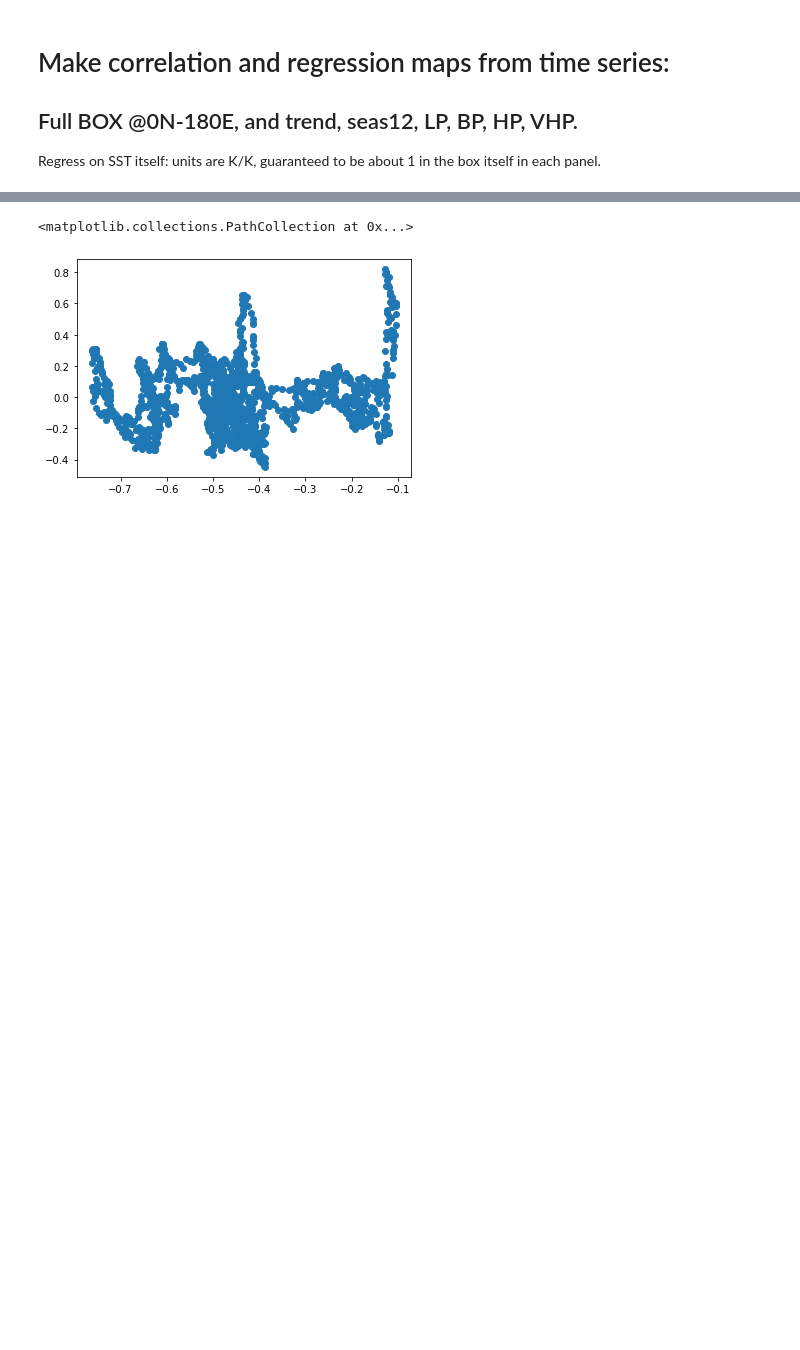
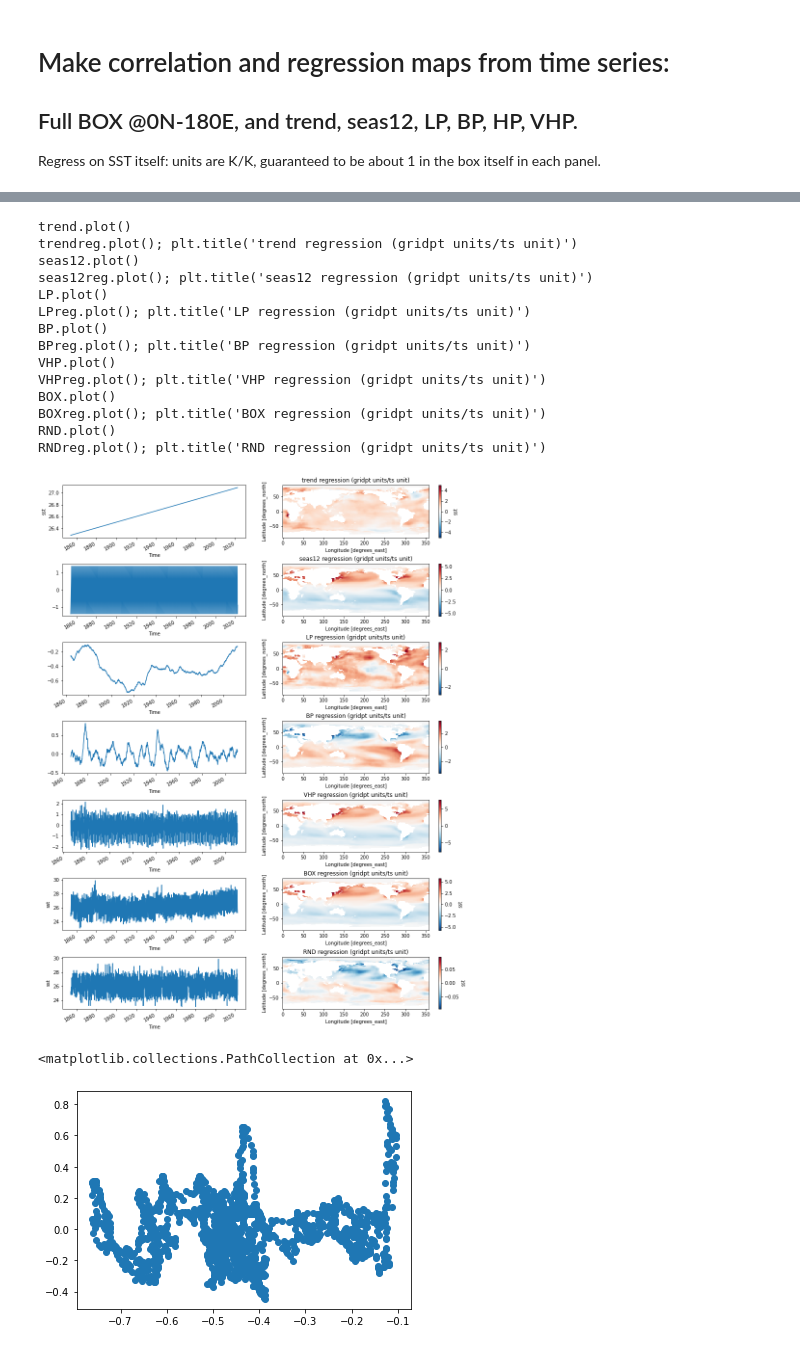
Before and after one commit to MPOcanes/MPO624_2022, a Jupyter notebook: Notebooks/xarray_SST_timeregressions.ipynb, the cells around one changed output, grey strips where cells are left out. Cells and saved outputs as stored; diff of their text form; code cells hidden in the pictures; blank space fills up the shorter version.

```diff
--- a/Notebooks/xarray_SST_timeregressions.ipynb
+++ b/Notebooks/xarray_SST_timeregressions.ipynb
@@ -209,3 +222,38 @@ BOXreg.plot(); plt.title('BOX regression (gridpt units/ts unit)')
+# %%
+# REGRESSION COEFFICIENT: Guaranteed near 1 in BOX area, except for RND
+
+plt.figure(figsize=(15, 20))
+plt.subplots_adjust(hspace=0.5)
+NPLOTS = len(tsnames)
+
+#fig, axes = plt.subplots(ncols=2, nrows=4, figsize=(14,10))
+
+for i,tsname in enumerate(tsnames):
+    ax = plt.subplot(NPLOTS, 2, 2*i + 1)
+    command = tsname+".plot()"
+    print(command)
+    exec(command)
+
+    ax = plt.subplot(NPLOTS, 2, 2*i + 2)
+    command = tsname+"reg.plot(); plt.title('"+tsname+" regression (gridpt units/ts unit)')"
+    print(command)
+    exec(command)
+# %% [output]
+trend.plot()
+trendreg.plot(); plt.title('trend regression (gridpt units/ts unit)')
+seas12.plot()
+seas12reg.plot(); plt.title('seas12 regression (gridpt units/ts unit)')
+LP.plot()
+LPreg.plot(); plt.title('LP regression (gridpt units/ts unit)')
+BP.plot()
+BPreg.plot(); plt.title('BP regression (gridpt units/ts unit)')
+VHP.plot()
+VHPreg.plot(); plt.title('VHP regression (gridpt units/ts unit)')
+BOX.plot()
+BOXreg.plot(); plt.title('BOX regression (gridpt units/ts unit)')
+RND.plot()
+RNDreg.plot(); plt.title('RND regression (gridpt units/ts unit)')
+[figure, added]
 # %%
 plt.scatter(LP,BP) # uncorrelated: orthogonal predictors, separable results
 # %% [output]
```
Also changed, not shown: parts of 13 cells of this notebook.
